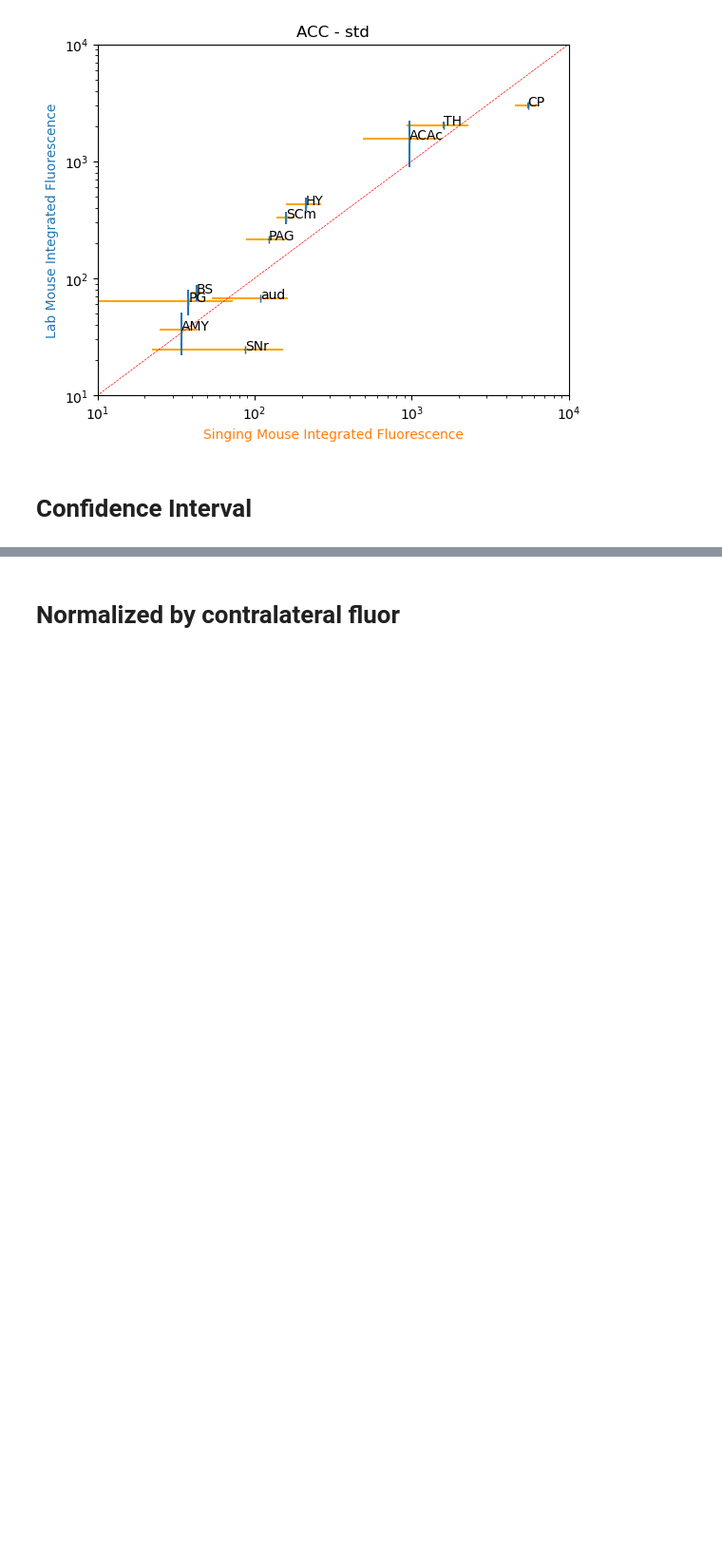
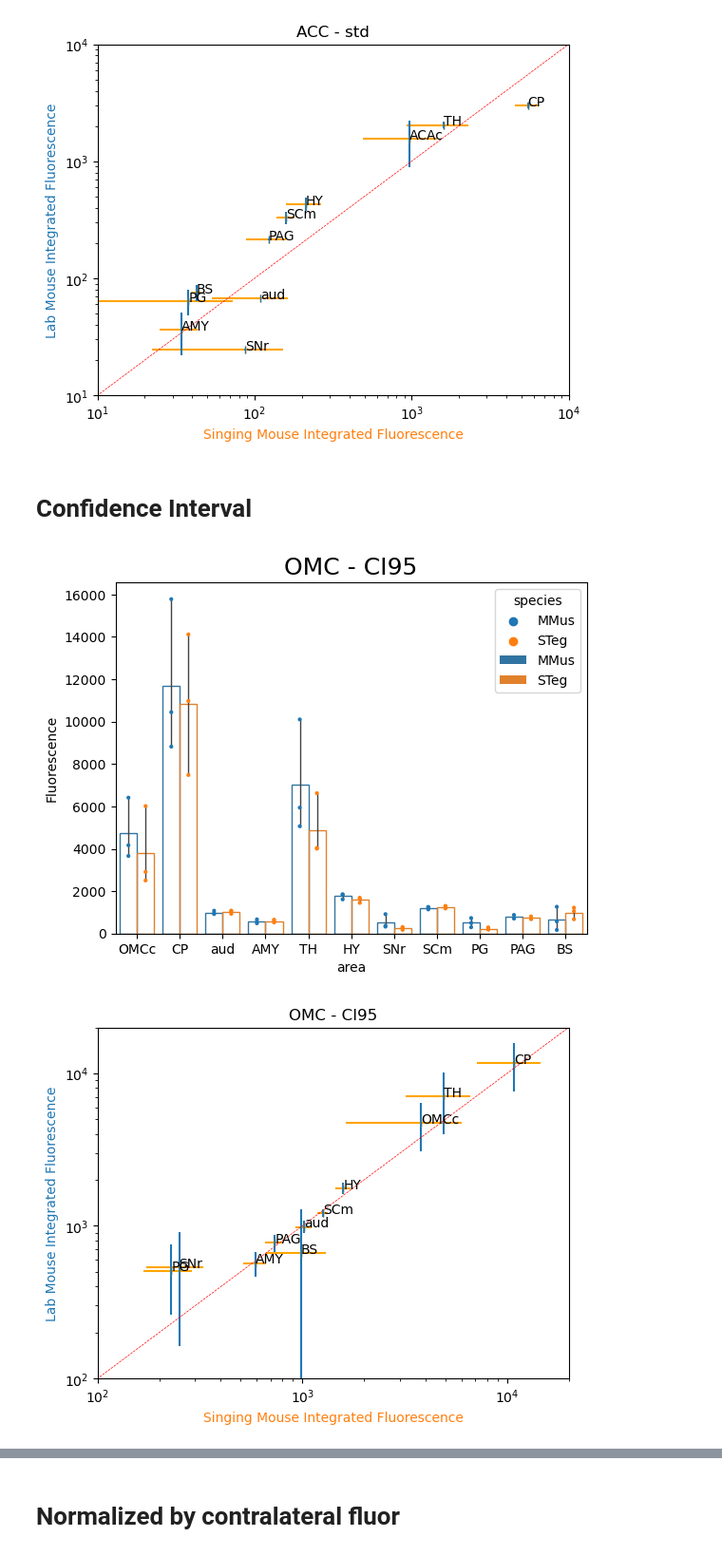
Before and after one commit to eisko/STP_analysis, a Jupyter notebook: STP_quant_fluor_individ.ipynb, the cells around one changed output, grey strips where cells are left out. Shown at 95% size. Cells and saved outputs as stored; diff of their text form; code cells hidden in the pictures; blank space fills up the shorter version.

```diff
--- a/STP_quant_fluor_individ.ipynb
+++ b/STP_quant_fluor_individ.ipynb
@@ -20,8 +20,8 @@ from STP_processing import *
 %autoreload 2
 # %%
 # choose based on run in acadia or home computer
-# home_dir = "/mnt/labNAS/"
-home_dir = "/Volumes/Data/"
+home_dir = "/mnt/labNAS/"
+# home_dir = "/Volumes/Data/"
 
 metadata = pd.read_csv("stp_metadata.csv")
 
@@ -301,19 +301,22 @@ for i in range(metadata.shape[0]):
 # %%
 
 ## OMC
 # set areas that match w/ mapseq data
 areas_plot = ["OMCc", "CP", "aud", "AMY", "TH", "HY", "SNr", "SCm", "PG", "PAG", "BS"]
 
 omc_fluor = calc_fluor_individ(p05_images, metadata, mask_dict, areas_to_plot=areas_plot, inj_site="OMC")
 omc_fluor
 
 
 # make dot plot
-dot_bar_plot(omc_fluor, title="OMC - std", xaxis="area", yaxis="Fluorescence",
+dot_bar_plot(omc_fluor, title="OMC - CI95", xaxis="area", yaxis="Fluorescence",
              hueaxis="species", errorbar="ci")
 plt.show()
-stvmm_area_scatter(omc_fluor, title="OMC - std", ax_limits=(100,20000), err="ci95")
+stvmm_area_scatter(omc_fluor, title="OMC - CI95", ax_limits=(100,20000), err="ci95")
 plt.show()
+# %% [output]
+[figure, added]
+[figure, added]
 # %%
 
 ## ACC
```
Also changed, not shown: parts of 2 cells of this notebook.
